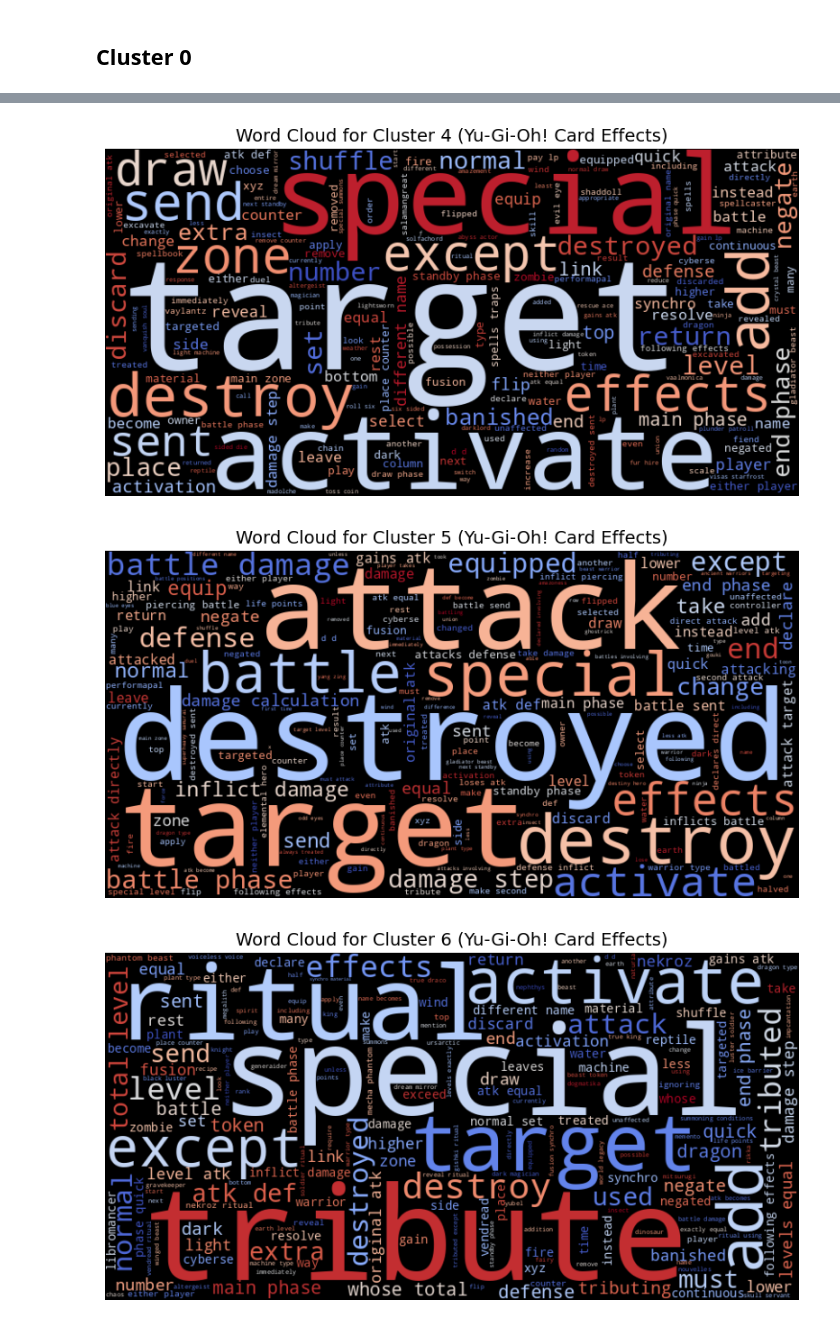
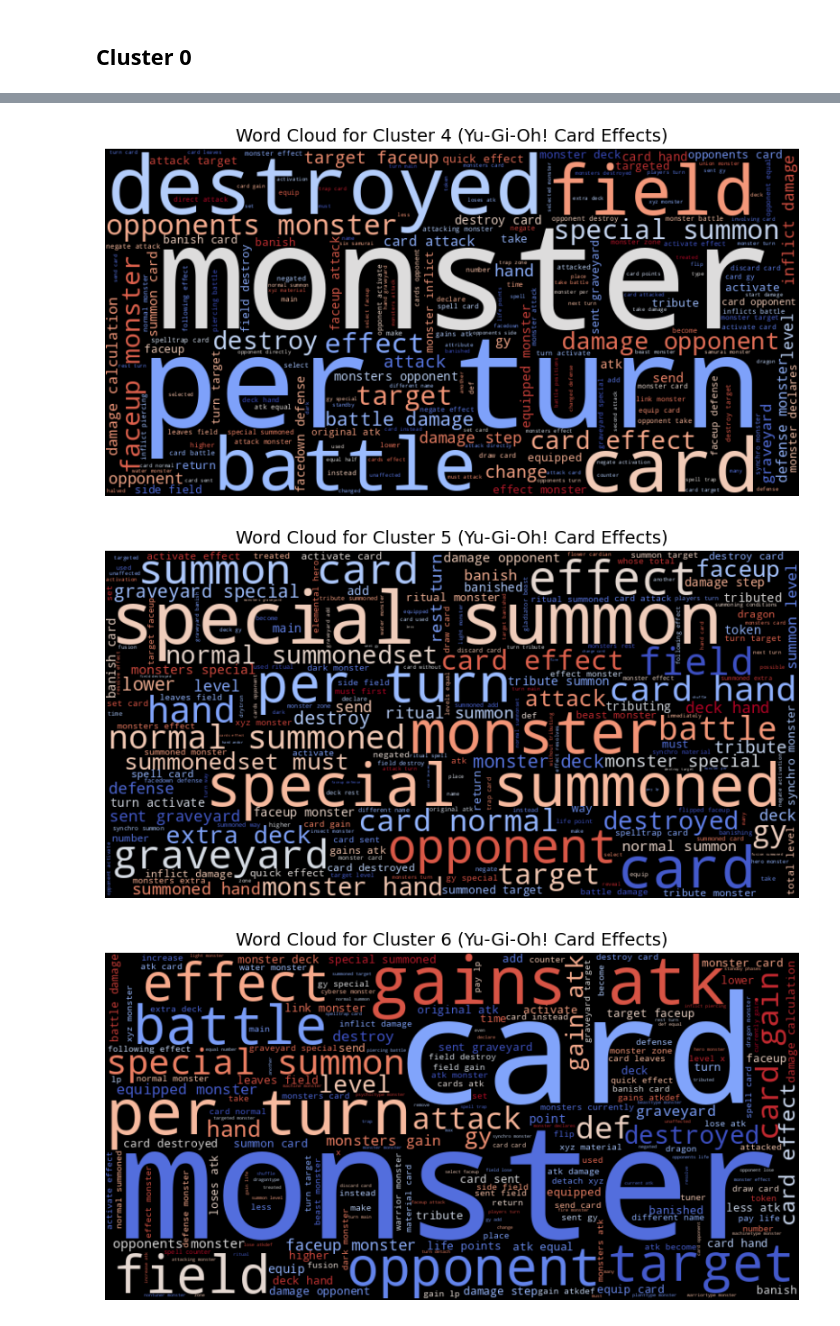
Before and after one commit to Baldaric/yugioh-cluster, a Jupyter notebook: Yugioh_class.ipynb, the cells around one changed output, grey strips where cells are left out. Drawn from its saved outputs; the diff is of its cells as text; code cells hidden in the pictures.

```diff
--- a/Yugioh_class.ipynb
+++ b/Yugioh_class.ipynb
@@ -197,5 +193,8 @@ df2[['desc', 'clean_desc']].head()
+# %%
+# Apply the improved function to the dataset
+df2['refined_desc'] = df2['desc'].apply(refine_card_description)
 # %% [markdown]
 ## Making Tokens by Splitting it using Space
 # %%
-df2['tokens'] = df2['clean_desc'].apply(lambda x: x.split())
+df2['tokens'] = df2['refined_desc'].apply(lambda x: x.split())
 # %%
@@ -229,7 +226,7 @@ df2[['tokens','clean_desc']].head()
 sbert_model = SentenceTransformer('all-MiniLM-L6-v2')
 
 # Convert card descriptions into embeddings
-sentence_embeddings = sbert_model.encode(df2['clean_desc'], show_progress_bar=True)
+sentence_embeddings = sbert_model.encode(df2['refined_desc'], show_progress_bar=True)
 
 # Convert embeddings to a NumPy array
 sentence_embeddings = np.array(sentence_embeddings)
@@ -492,3 +512,18 @@ Droll & Lock Bird: if is added from the main to except during the draw phase qui
+# %%
+# Define known hand-traps
+hand_traps = ["Effect Veiler", "Ash Blossom & Joyous Spring", "Droll & Lock Bird"]
+
+# Assign known cluster label (e.g., 0 = hand-trap)
+df2['forced_cluster'] = -1
+df2.loc[df2['name'].isin(hand_traps), 'forced_cluster'] = 0  # Assign hand-trap cluster
+
+# Re-run clustering, but force known cards to stay together
+num_clusters = 7  # Adjust based on total categories
+kmeans = KMeans(n_clusters=num_clusters, random_state=42)
+df2['cluster'] = kmeans.fit_predict(sentence_embeddings)
+
+# Override clusters for known hand-traps
+df2.loc[df2['forced_cluster'] == 0, 'cluster'] = 0
 # %% [markdown]
 # Cluster Check
 # %% [markdown]
@@ -506,7 +541,7 @@ df2[df2['cluster']== 0].head()
 # Filter data for Cluster 0
 
 for i in range(0,7):
-    cluster_text = " ".join(df2[df2['cluster'] == i]['clean_desc'])
+    cluster_text = " ".join(df2[df2['cluster'] == i]['refined_desc'])
     # Generate word cloud for Cluster 0
     wordcloud = WordCloud(
         width=800, height=400, background_color='black', colormap='coolwarm',
@@ -527,3 +562,3 @@ for i in range(0,7):
-[figure, old version]
+[figure, new version]
-[figure, old version]
+[figure, new version]
-[figure, old version]
+[figure, new version]
```
Also changed, not shown: parts of 38 cells of this notebook, 4 other files.
